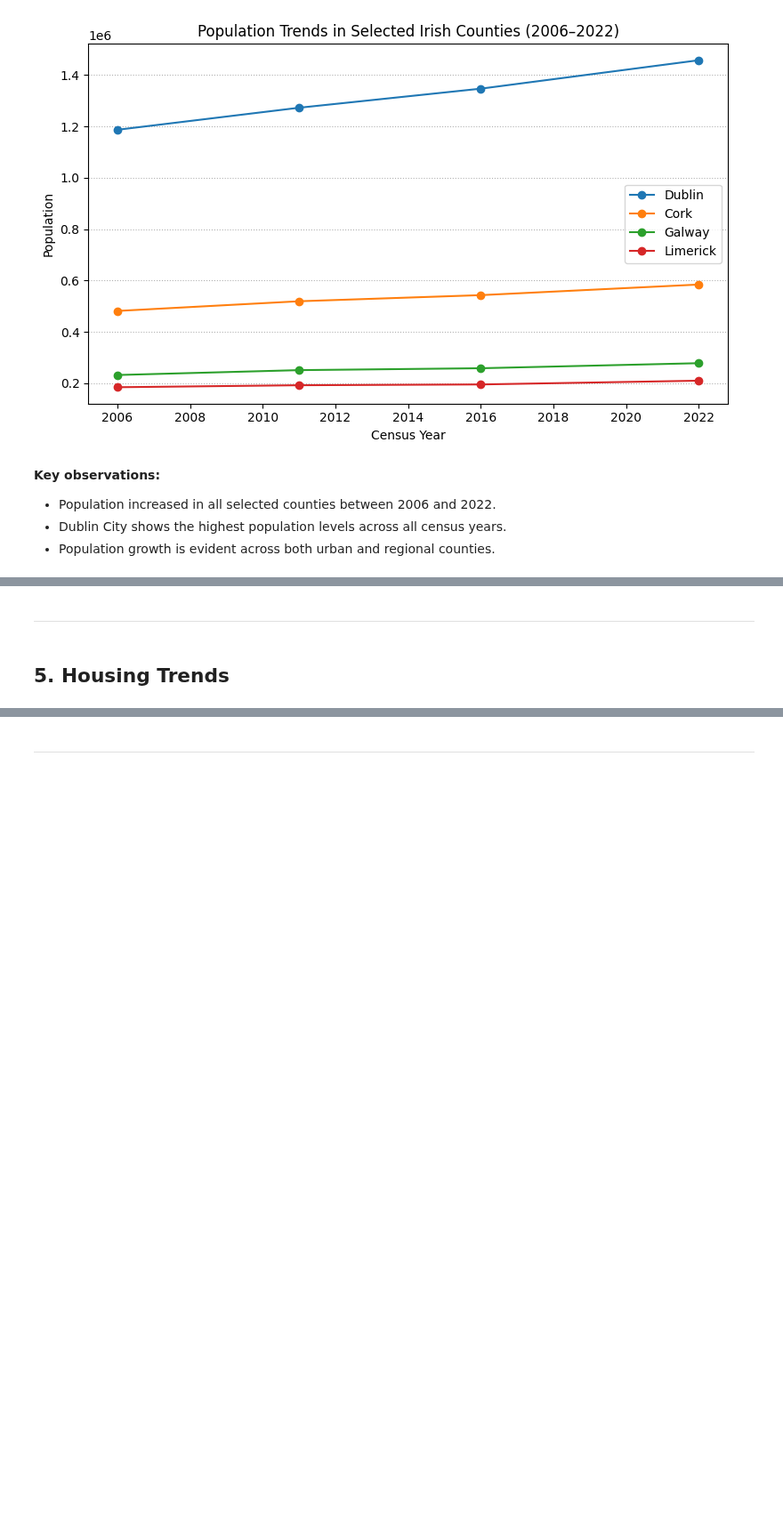
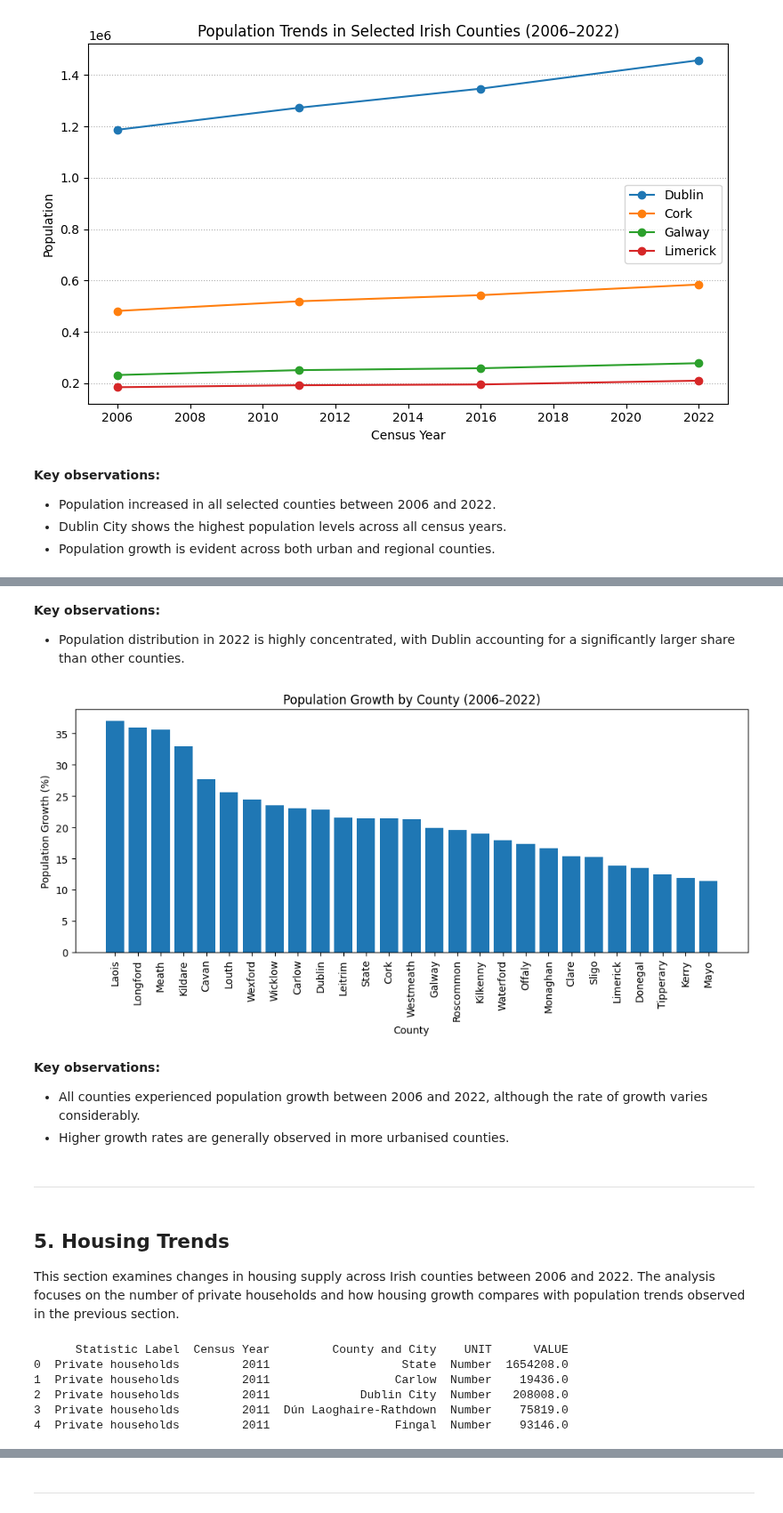
Before and after one commit to elainecazetta/programming-for-data-analytics, a Jupyter notebook: project/census_analysis.ipynb, the cells around one changed output, grey strips where cells are left out. Shown at 89% size. Drawn from its saved outputs; the diff is of its cells as text; code cells hidden in the pictures; blank space fills up the shorter version.

```diff
--- a/project/census_analysis.ipynb
+++ b/project/census_analysis.ipynb
@@ -207,4 +228,49 @@ plt.show()
+# %% [markdown]
+**Key observations:**
+- Population distribution in 2022 is highly concentrated, with Dublin accounting for a significantly larger share than other counties.
+# %%
+# Population growth from first to last census year
+growth_summary = (
+    pop_df
+    .groupby("County")
+    .apply(lambda x: ((x["Population"].iloc[-1] / x["Population"].iloc[0]) - 1) * 100)
+    .reset_index(name="Population_Growth_%")
+)
+
+growth_summary = growth_summary.sort_values("Population_Growth_%", ascending=False)
+
+plt.figure(figsize=(10, 5))
+plt.bar(growth_summary["County"], growth_summary["Population_Growth_%"])
+plt.xticks(rotation=90)
+plt.title("Population Growth by County (2006–2022)")
+plt.xlabel("County")
+plt.ylabel("Population Growth (%)")
+plt.tight_layout()
+plt.show()
+# %% [output]
+[figure, added]
+# %% [markdown]
+**Key observations:**
+- All counties experienced population growth between 2006 and 2022, although the rate of growth varies considerably.
+- Higher growth rates are generally observed in more urbanised counties.
 # %% [markdown]
 ---
 # %% [markdown]
 ## 5. Housing Trends
+
+This section examines changes in housing supply across Irish counties between 2006 and 2022. The analysis focuses on the number of private households and how housing growth compares with population trends observed in the previous section.
+# %%
+# Load housing data
+housing_data = "FY004B-housing.csv"
+housing_path = datadir + housing_data
+
+housing_df = pd.read_csv(housing_path)
+
+print(housing_df.head())
+# %% [output]
+      Statistic Label  Census Year         County and City    UNIT      VALUE
+0  Private households         2011                   State  Number  1654208.0
+1  Private households         2011                  Carlow  Number    19436.0
+2  Private households         2011             Dublin City  Number   208008.0
+3  Private households         2011  Dún Laoghaire-Rathdown  Number    75819.0
+4  Private households         2011                  Fingal  Number    93146.0
```
Also changed, not shown: parts of 12 cells of this notebook.
